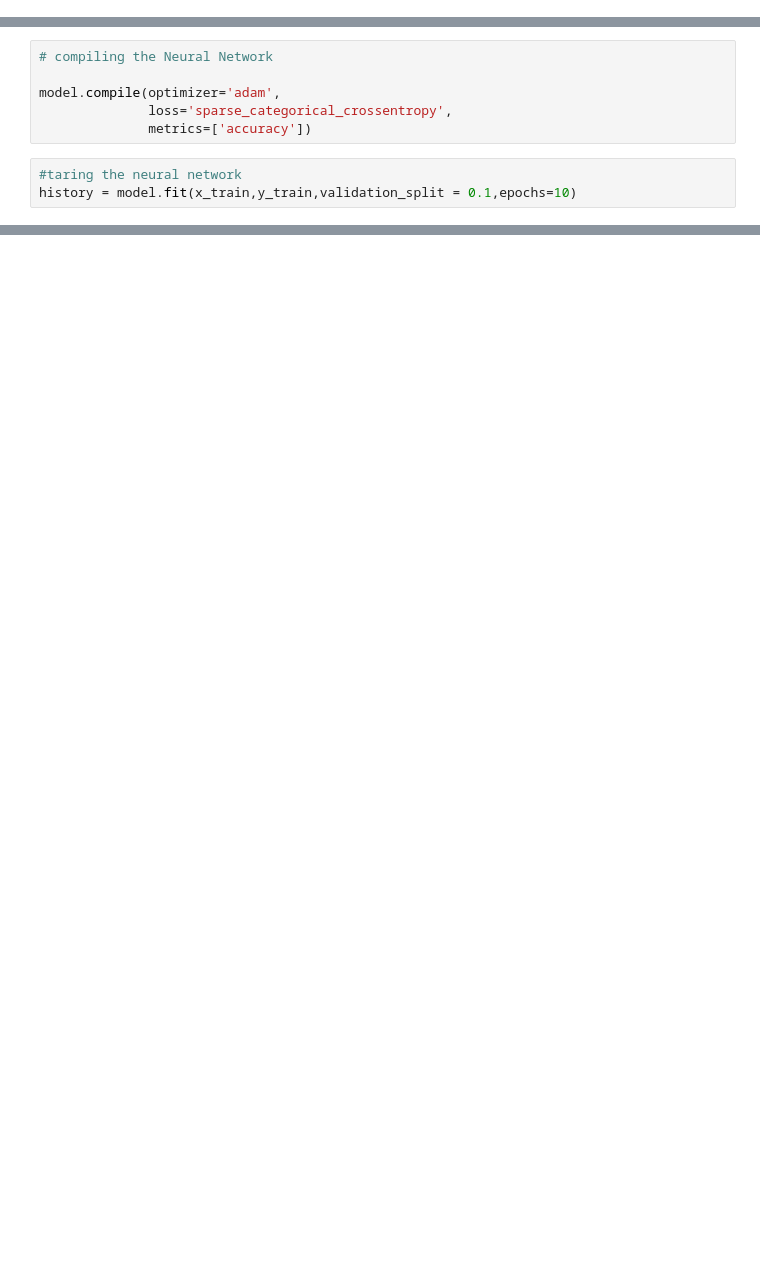
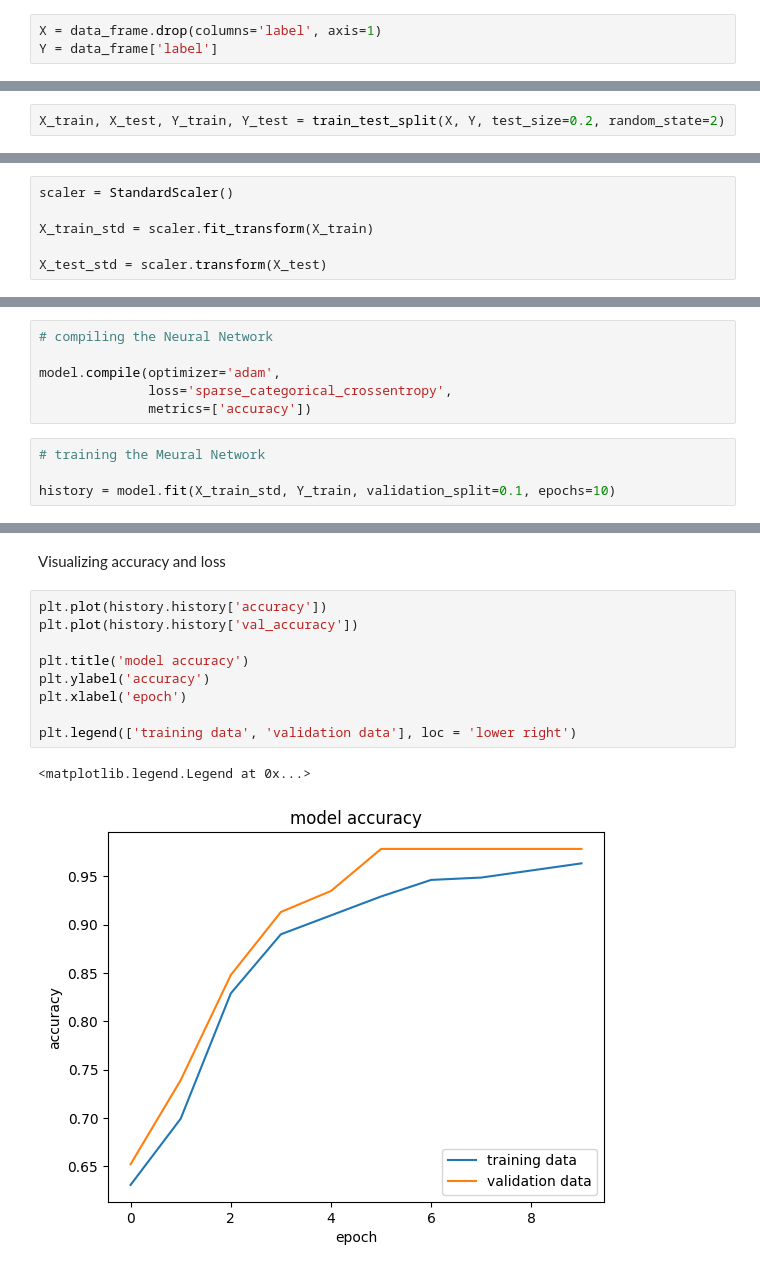
Before and after one commit to harshithgowdakc/own_projects, a Jupyter notebook: Breast_Cancer_Classification_with_Neural_Networ.ipynb, the cells around one changed output, grey strips where cells are left out. Drawn from its saved outputs; the diff is of its cells as text; blank space fills up the shorter version.

Commit message:
Data_Modeling_2

```diff
--- a/Breast_Cancer_Classification_with_Neural_Networ.ipynb
+++ b/Breast_Cancer_Classification_with_Neural_Networ.ipynb
@@ -166,0 +146,3 @@ model = keras.Sequential([
+# %%
+X = data_frame.drop(columns='label', axis=1)
+Y = data_frame['label']
@@ -166,0 +186,2 @@ model = keras.Sequential([
+# %%
+X_train, X_test, Y_train, Y_test = train_test_split(X, Y, test_size=0.2, random_state=2)
@@ -166,0 +196,6 @@ model = keras.Sequential([
+# %%
+scaler = StandardScaler()
+
+X_train_std = scaler.fit_transform(X_train)
+
+X_test_std = scaler.transform(X_test)
@@ -171,7 +223,8 @@ model.compile(optimizer='adam',
               loss='sparse_categorical_crossentropy',
               metrics=['accuracy'])
 # %%
-#taring the neural network
-history = model.fit(x_train,y_train,validation_split = 0.1,epochs=10)
+# training the Meural Network
+
+history = model.fit(X_train_std, Y_train, validation_split=0.1, epochs=10)
 # %% [output]
 Epoch 1/10
@@ -196,0 +250,14 @@ Epoch 10/10
+# %% [markdown]
+Visualizing accuracy and loss
+# %%
+plt.plot(history.history['accuracy'])
+plt.plot(history.history['val_accuracy'])
+
+plt.title('model accuracy')
+plt.ylabel('accuracy')
+plt.xlabel('epoch')
+
+plt.legend(['training data', 'validation data'], loc = 'lower right')
+# %% [output]
+<matplotlib.legend.Legend at 0x...>
+[figure, added]
```
Also changed, not shown: parts of 57 cells of this notebook.
